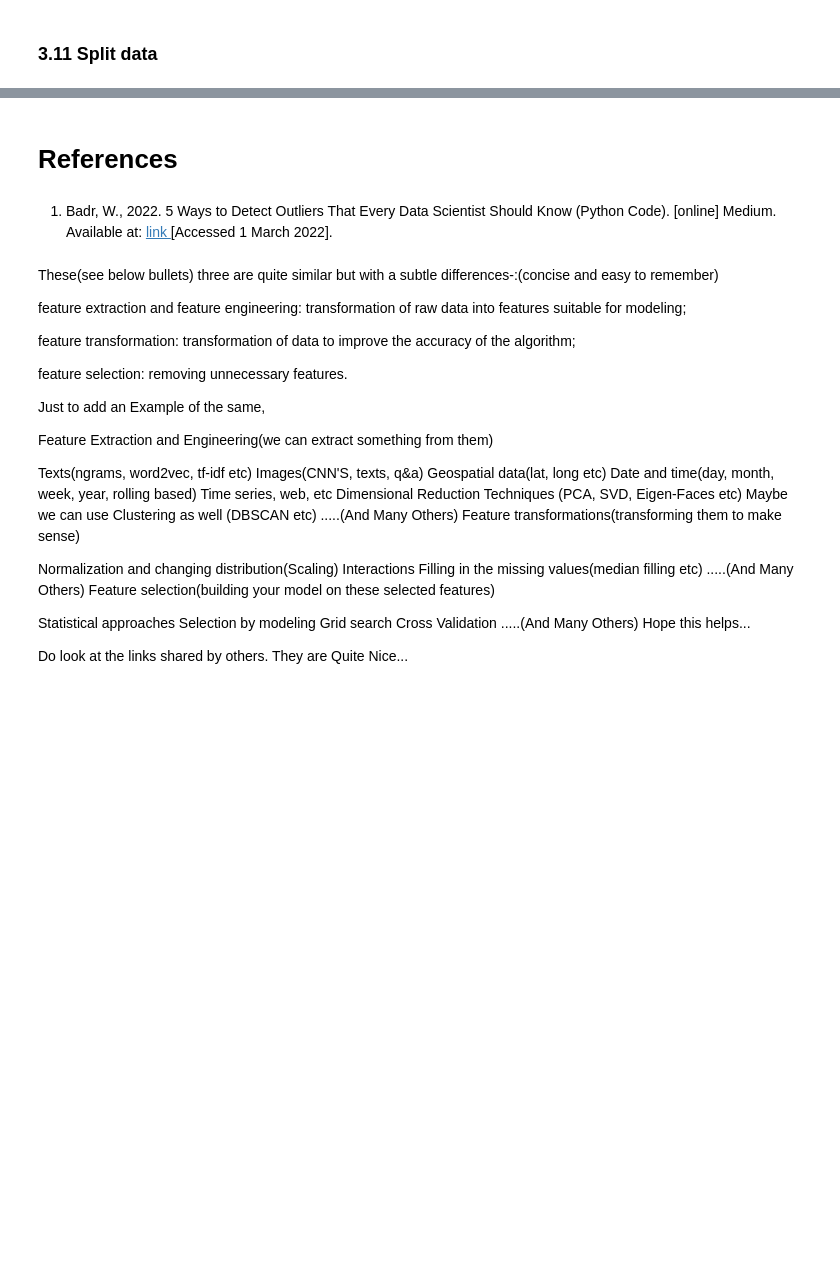
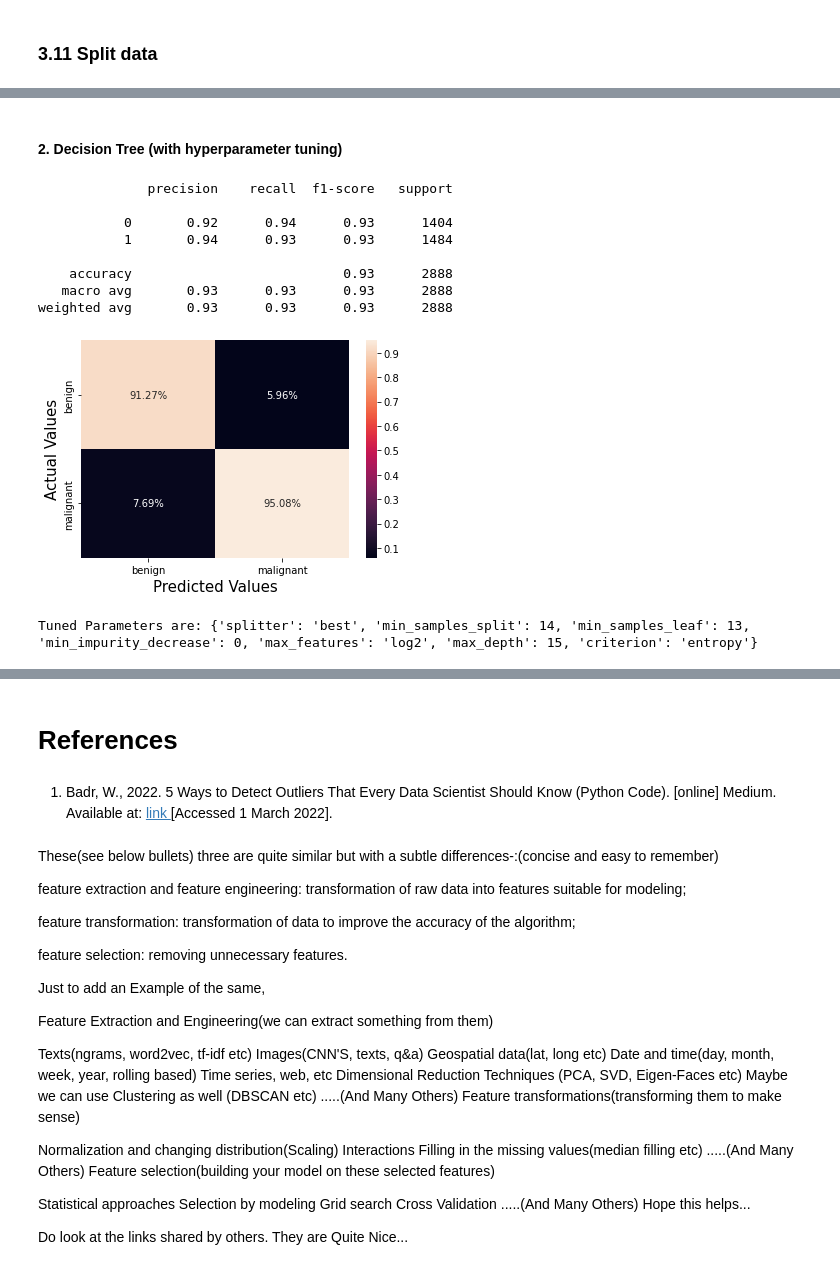
Before and after one commit to junaidiqbalsyed/CS985_Task_2, a Jupyter notebook: Breast_cancer_classification.ipynb, the cells around one changed output, grey strips where cells are left out. Saved outputs shown, nothing was run; the diff lists cells and outputs as text; code cells hidden in the pictures; blank space fills up the shorter version.

```diff
--- a/Breast_cancer_classification.ipynb
+++ b/Breast_cancer_classification.ipynb
@@ -339,7 +343,7 @@ heatmap.set_title('Triangle Correlation Heatmap', fontdict={'fontsize':18}, pad=
 # %%
 # analiseing the feature importance using randome forest
 
-fe_imp = RandomForestRegressor()
+fe_imp = RandomForestClassifier()
 fe_imp.fit(data.iloc[:, :-1].values , data.iloc[:, -1].values)
 
 for i, j in enumerate(fe_imp.feature_importances_):
@@ -399,0 +471,62 @@ X_test = scalar.fit_transform(X_test)
+# %% [markdown]
+#### 2. Decision Tree (with hyperparameter tuning)
+# %%
+#
+criterion = ["gini", "entropy"]
+
+# Nu
+splitter = ["best", "random"]
+
+# Maximum number of levels in tree
+max_depth = [i for i in range(2, 20, 1) ]
+
+# Minimum number of samples required to split a node
+min_samples_split = [i for i in range(2, 20, 1) ]
+
+# Minimum number of samples required at each leaf node
+min_samples_leaf = [ i for i in range(2, 20, 1) ]
+
+# The number of features to consider when looking for the best split:
+max_features = ["auto", "sqrt", "log2"]
+
+#
+min_impurity_decrease = [0, 0.1, 0.01]
+
+
+random_grid = {'criterion': criterion,
+               'splitter': splitter,
+               'max_depth': max_depth,
+               'min_samples_split': min_samples_split,
+               'min_samples_leaf': min_samples_leaf,
+               'max_features': max_features,
+               'min_impurity_decrease':min_impurity_decrease}
+
+
+
+Decision_Tree_Tuned = RandomizedSearchCV(estimator = DecisionTreeClassifier(),
+                               param_distributions = random_grid,
+                               n_iter = 100,
+                               cv = 3,
+                               n_jobs = -1)
+
+
+
+# Train, find best parameters and then generate classification report
+Decision_Tree_Tuned = model_Trainer(Decision_Tree_Tuned, "Decision_Tree_Tuned")
+
+
+# Look up of best parameters
+print()
+print()
+print(f"Tuned Parameters are: {Decision_Tree_Tuned.best_params_}")
+# %% [output]
+              precision    recall  f1-score   support
+
+           0       0.92      0.94      0.93      1404
+           1       0.94      0.93      0.93      1484
+
+    accuracy                           0.93      2888
+   macro avg       0.93      0.93      0.93      2888
+weighted avg       0.93      0.93      0.93      2888
+[figure, added]
+Tuned Parameters are: {'splitter': 'best', 'min_samples_split': 14, 'min_samples_leaf': 13, 'min_impurity_decrease': 0, 'max_features': 'log2', 'max_depth': 15, 'criterion': 'entropy'}
```
Also changed, not shown: parts of 27 cells of this notebook.
